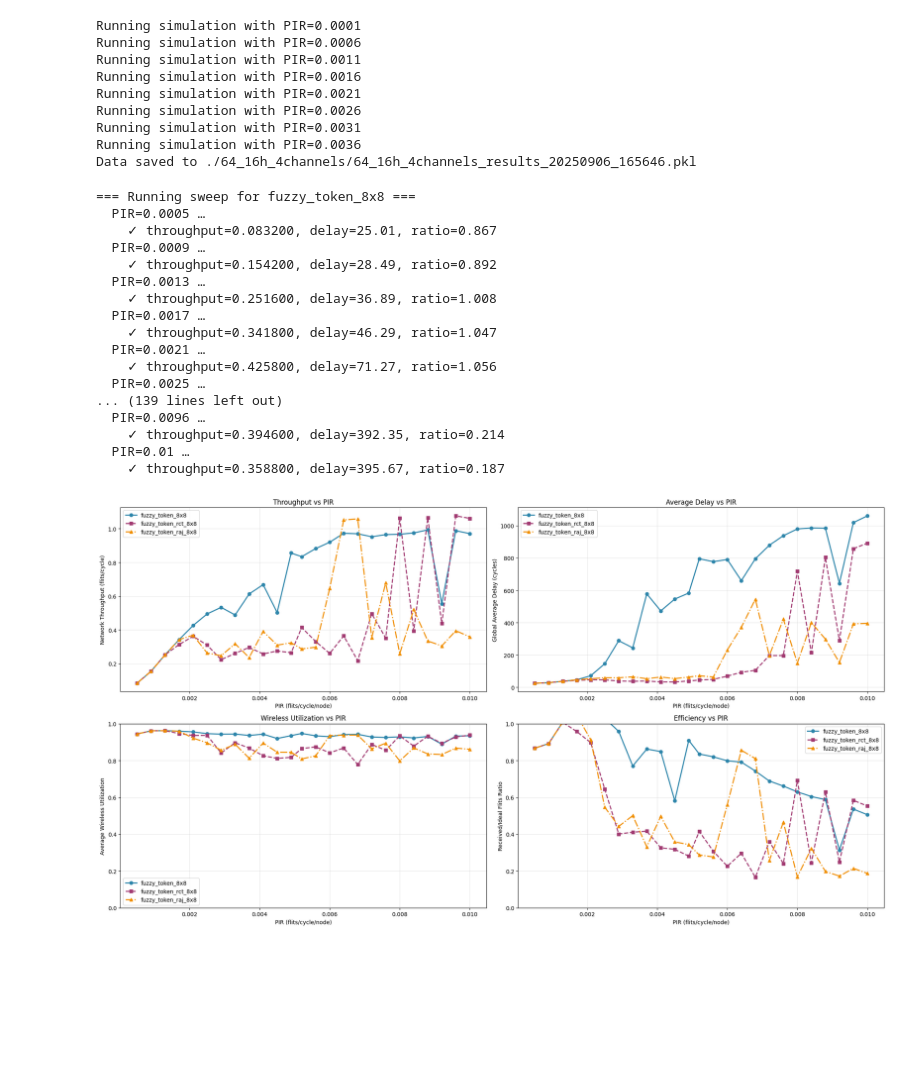
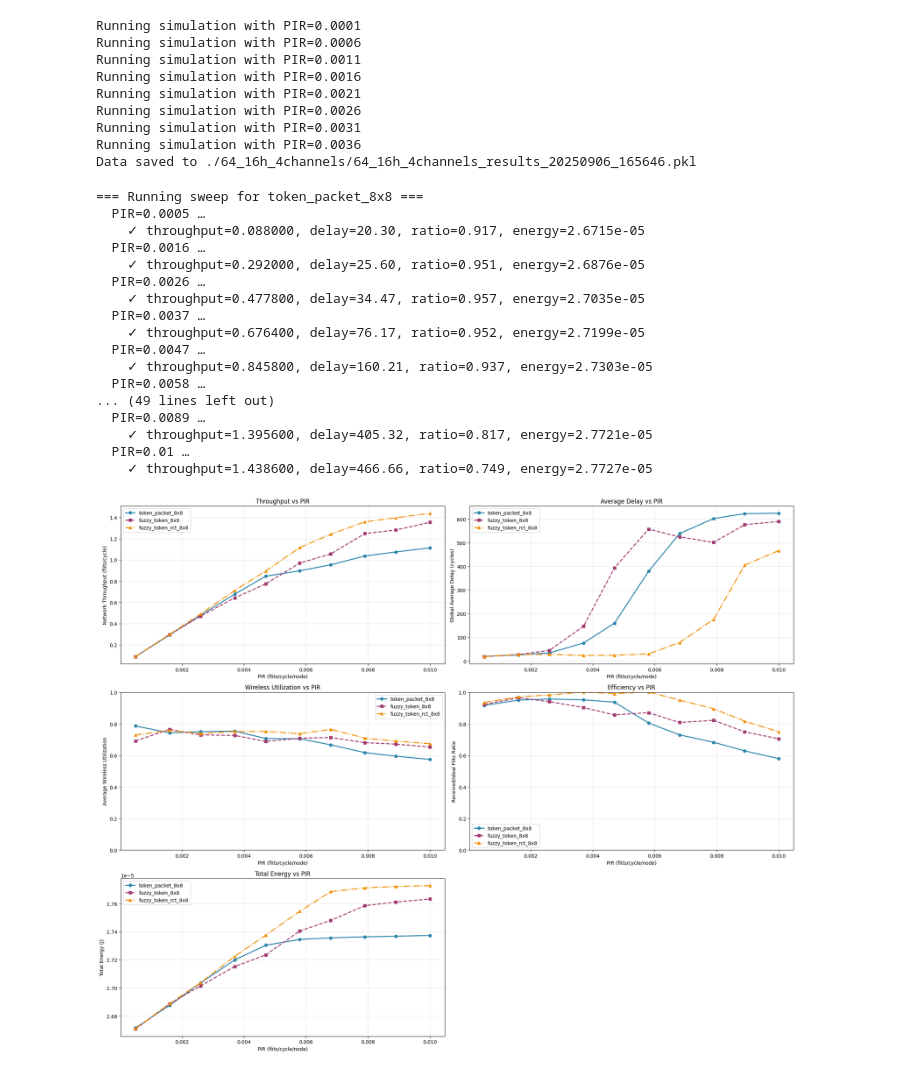
Before and after one commit to Jain-Nishkarsh/WiNoC-SOP, a Jupyter notebook: results/evaluate.ipynb, the cells around one changed output. Cells and saved outputs as stored; diff of their text form; code cells hidden in the pictures; blank space fills up the shorter version.

```diff
--- a/results/evaluate.ipynb
+++ b/results/evaluate.ipynb
@@ -110,8 +110,8 @@ Data saved to ./64_16h_4channels/64_16h_4channels_results_20250906_165646.pkl
 
 
 # - Runs Noxim for a list of PIRs for all specified configs
-# - Parses throughput, average delay, received/ideal ratio, and wireless utilization
-# - Overlays all configs in a 2x2 grid of subplots for comparison
+# - Parses throughput, average delay, received/ideal ratio, wireless utilization, and total energy
+# - Overlays all configs in a 3x2 grid of subplots for comparison
 
 
 import subprocess
@@ -123,15 +123,15 @@ import numpy as np
 
 # Configuration - List all configs to compare
 CONFIGS = [
+    "../custom_config/token_packet_8x8.yaml",
     "../custom_config/fuzzy_token_8x8.yaml",
     "../custom_config/fuzzy_token_rct_8x8.yaml",
-    # "../custom_config/token_packet_8x8.yaml",
-    "../custom_config/fuzzy_token_raj_8x8.yaml",
+    # "../custom_config/fuzzy_token_raj_8x8.yaml",
 ]
 
 BIN_DIR = Path("../bin").resolve()
-SEED = 42
-PIR_LIST = [round(x, 4) for x in np.linspace(0.0005, 0.01, 25)]
+SEED = 1
+PIR_LIST = [round(x, 4) for x in np.linspace(0.0005, 0.01, 10)]
 
 
 # Minimal parser for Noxim stdout
@@ -172,8 +172,10 @@ def run_sweep(config_path: str, pir_list, label: str):
             "./noxim",
             "-config", str(config_path),
             "-pir", str(pir), "poisson",
-            # "-traffic", "transpose1",
-            "-traffic", "random",
+            # "-traffic", "butterfly",
+            "-traffic", "transpose2",
+            # "-traffic", "bitreversal",
+            # "-traffic", "random",
             "-seed", str(SEED),
             "-sim", "5000",
         ]
@@ -186,7 +188,8 @@ def run_sweep(config_path: str, pir_list, label: str):
             thr = metrics.get("network_throughput", float("nan"))
             delay = metrics.get("global_average_delay", float("nan"))
             ratio = metrics.get("received_ideal_ratio", float("nan"))
-            print(f"    ✓ throughput={thr:.6f}, delay={delay:.2f}, ratio={ratio:.3f}")
+            energy = metrics.get("total_energy", float("nan"))
+            print(f"    ✓ throughput={thr:.6f}, delay={delay:.2f}, ratio={ratio:.3f}, energy={energy:.4e}")
         except Exception as e:
             print(f"    ✗ error: {e}")
     return results
@@ -206,10 +209,11 @@ MARKERS = ["o", "s", "^", "D", "v"]
 LINESTYLES = ["-", "--", "-.", ":", "-"]
 
 
-# Plot (2x2 grid)
-fig, axes = plt.subplots(2, 2, figsize=(20, 11))
+# Plot (3x2 grid)
+fig, axes = plt.subplots(3, 2, figsize=(20, 16))
 ax1, ax2 = axes[0]
 ax3, ax4 = axes[1]
+ax5, ax6 = axes[2]
 
 
 # Plot each config
@@ -223,6 +227,7 @@ for idx, (label, results) in enumerate(all_results.items()):
     dly = [by_pir[p].get("global_average_delay", float("nan")) for p in P]
     rat = [by_pir[p].get("received_ideal_ratio", float("nan")) for p in P]
     wu = [by_pir[p].get("wireless_utilization", float("nan")) for p in P]
+    eng = [by_pir[p].get("total_energy", float("nan")) for p in P]
 
     # Get style
     color = COLORS[idx % len(COLORS)]
@@ -243,6 +248,10 @@ for idx, (label, results) in enumerate(all_results.items()):
 
     # Received/Ideal flits ratio
     ax4.plot(P, rat, marker=marker, linewidth=2, color=color,
+             linestyle=linestyle, label=label)
+
+    # Total Energy
+    ax5.plot(P, eng, marker=marker, linewidth=2, color=color,
              linestyle=linestyle, label=label)
 
 
@@ -258,46 +267,55 @@ ax1.legend()
 ax2.set_xlabel("PIR (flits/cycle/node)")
 ax2.set_ylabel("Global Average Delay (cycles)")
 ax2.set_title("Average Delay vs PIR")
 ax2.grid(True, alpha=0.3)
 ax2.legend()
 
 
 # Configure Wireless utilization plot
 ax3.set_xlabel("PIR (flits/cycle/node)")
 ax3.set_ylabel("Average Wireless Utilization")
 ax3.set_title("Wireless Utilization vs PIR")
 ax3.set_ylim(0.0, 1.0)
 ax3.grid(True, alpha=0.3)
 ax3.legend()
 
 
 # Configure Received/Ideal flits ratio plot
 ax4.set_xlabel("PIR (flits/cycle/node)")
 ax4.set_ylabel("Received/Ideal Flits Ratio")
 ax4.set_title("Efficiency vs PIR")
 ax4.set_ylim(0.0, 1.0)
 ax4.grid(True, alpha=0.3)
 ax4.legend()
 
+# Configure Total Energy plot
+ax5.set_xlabel("PIR (flits/cycle/node)")
+ax5.set_ylabel("Total Energy (J)")
+ax5.set_title("Total Energy vs PIR")
+ax5.grid(True, alpha=0.3)
+ax5.legend()
+
+# Hide the unused subplot
+ax6.axis('off')
 
 plt.tight_layout()
 plt.show()
 # %% [output]
-=== Running sweep for fuzzy_token_8x8 ===
+=== Running sweep for token_packet_8x8 ===
   PIR=0.0005 …
-    ✓ throughput=0.083200, delay=25.01, ratio=0.867
-  PIR=0.0009 …
-    ✓ throughput=0.154200, delay=28.49, ratio=0.892
-  PIR=0.0013 …
-    ✓ throughput=0.251600, delay=36.89, ratio=1.008
-  PIR=0.0017 …
-    ✓ throughput=0.341800, delay=46.29, ratio=1.047
-  PIR=0.0021 …
-    ✓ throughput=0.425800, delay=71.27, ratio=1.056
-  PIR=0.0025 …
-... (139 lines left out)
-  PIR=0.0096 …
-    ✓ throughput=0.394600, delay=392.35, ratio=0.214
+    ✓ throughput=0.088000, delay=20.30, ratio=0.917, energy=2.6715e-05
+  PIR=0.0016 …
+    ✓ throughput=0.292000, delay=25.60, ratio=0.951, energy=2.6876e-05
+  PIR=0.0026 …
+    ✓ throughput=0.477800, delay=34.47, ratio=0.957, energy=2.7035e-05
+  PIR=0.0037 …
+    ✓ throughput=0.676400, delay=76.17, ratio=0.952, energy=2.7199e-05
+  PIR=0.0047 …
+    ✓ throughput=0.845800, delay=160.21, ratio=0.937, energy=2.7303e-05
+  PIR=0.0058 …
+... (49 lines left out)
+  PIR=0.0089 …
+    ✓ throughput=1.395600, delay=405.32, ratio=0.817, energy=2.7721e-05
   PIR=0.01 …
-    ✓ throughput=0.358800, delay=395.67, ratio=0.187
+    ✓ throughput=1.438600, delay=466.66, ratio=0.749, energy=2.7727e-05
-[figure, old version]
+[figure, new version]
```
Also changed, not shown: 8 other files.
